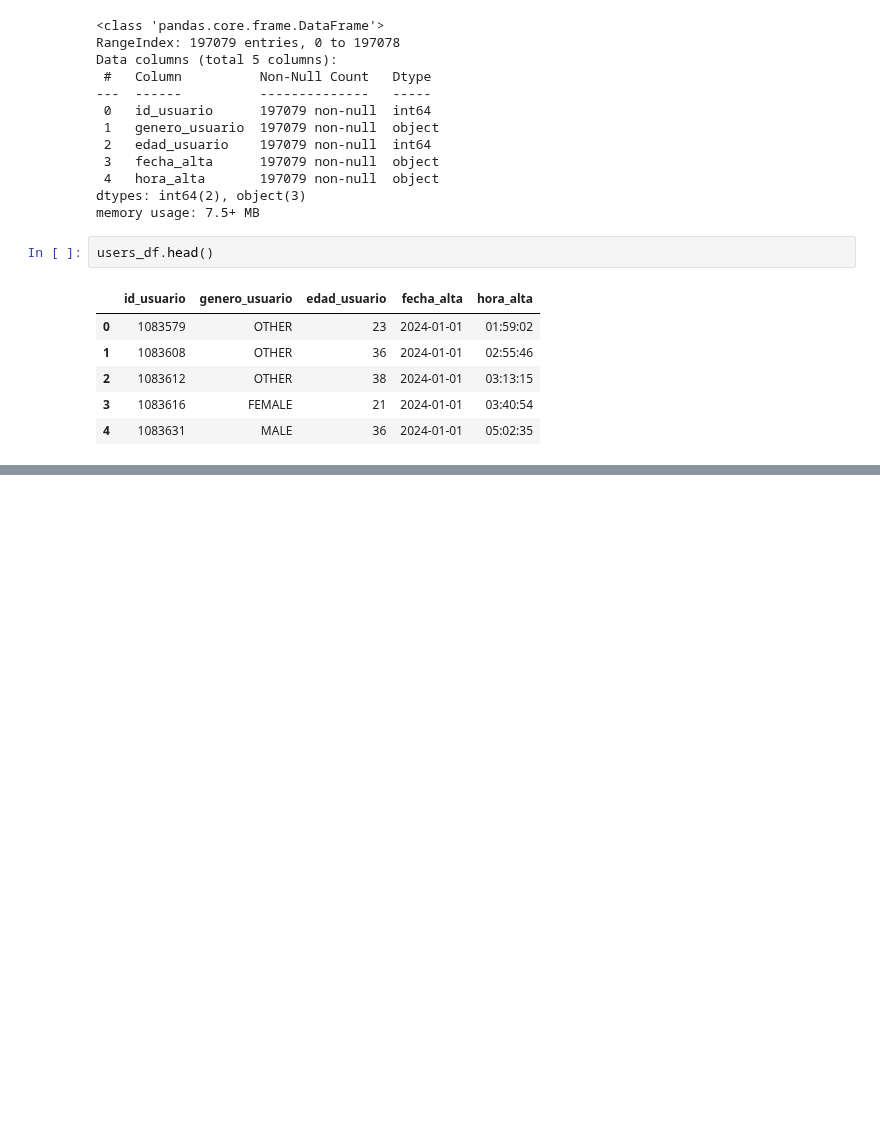
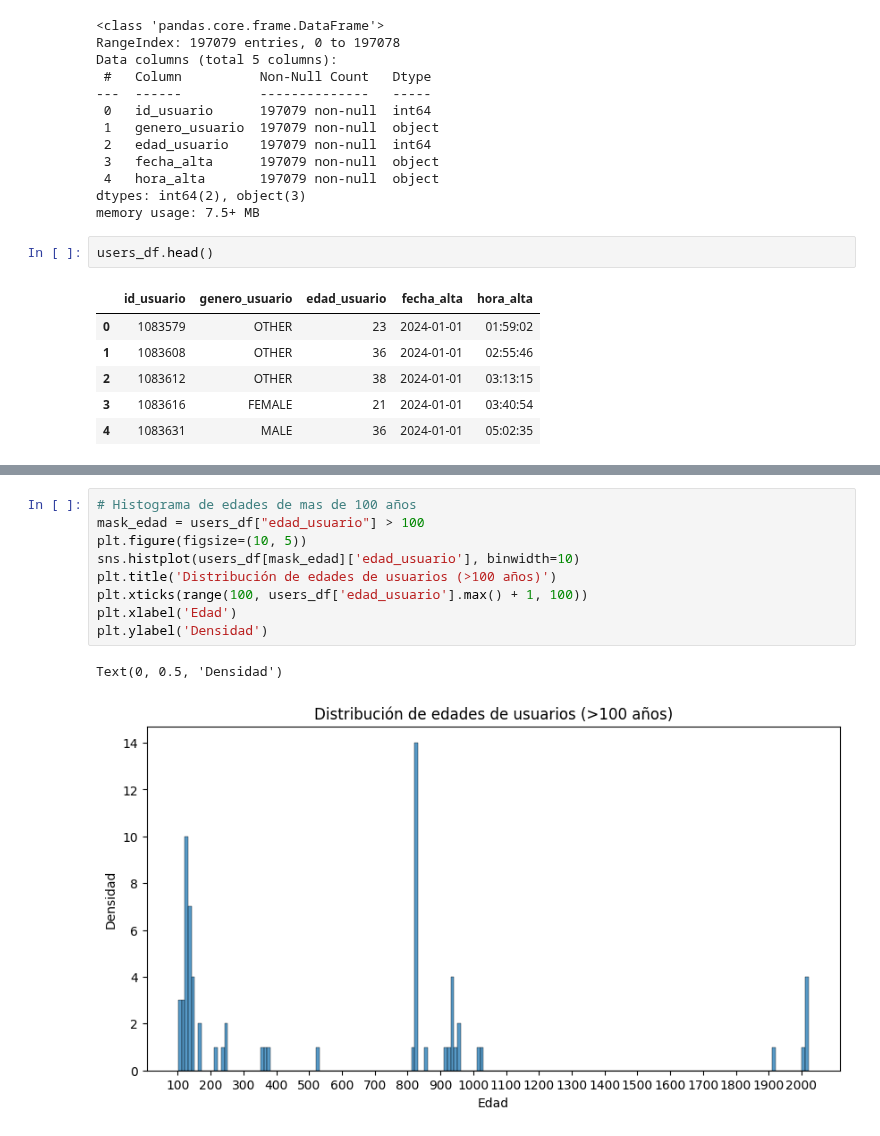
Before and after one commit to ArielMatC/ceia-andd-g2, a Jupyter notebook: data_analysis.ipynb, the cells around one changed output, grey strips where cells are left out. Cells and saved outputs as stored; diff of their text form; blank space fills up the shorter version.

```diff
--- a/data_analysis.ipynb
+++ b/data_analysis.ipynb
@@ -43,0 +93,12 @@ users_df.head()
+# %%
+# Histograma de edades de mas de 100 años
+mask_edad = users_df["edad_usuario"] > 100
+plt.figure(figsize=(10, 5))
+sns.histplot(users_df[mask_edad]['edad_usuario'], binwidth=10)
+plt.title('Distribución de edades de usuarios (>100 años)')
+plt.xticks(range(100, users_df['edad_usuario'].max() + 1, 100))
+plt.xlabel('Edad')
+plt.ylabel('Densidad')
+# %% [output]
+Text(0, 0.5, 'Densidad')
+[figure, added]
```
Also changed, not shown: parts of 18 cells of this notebook, 4 other files.
